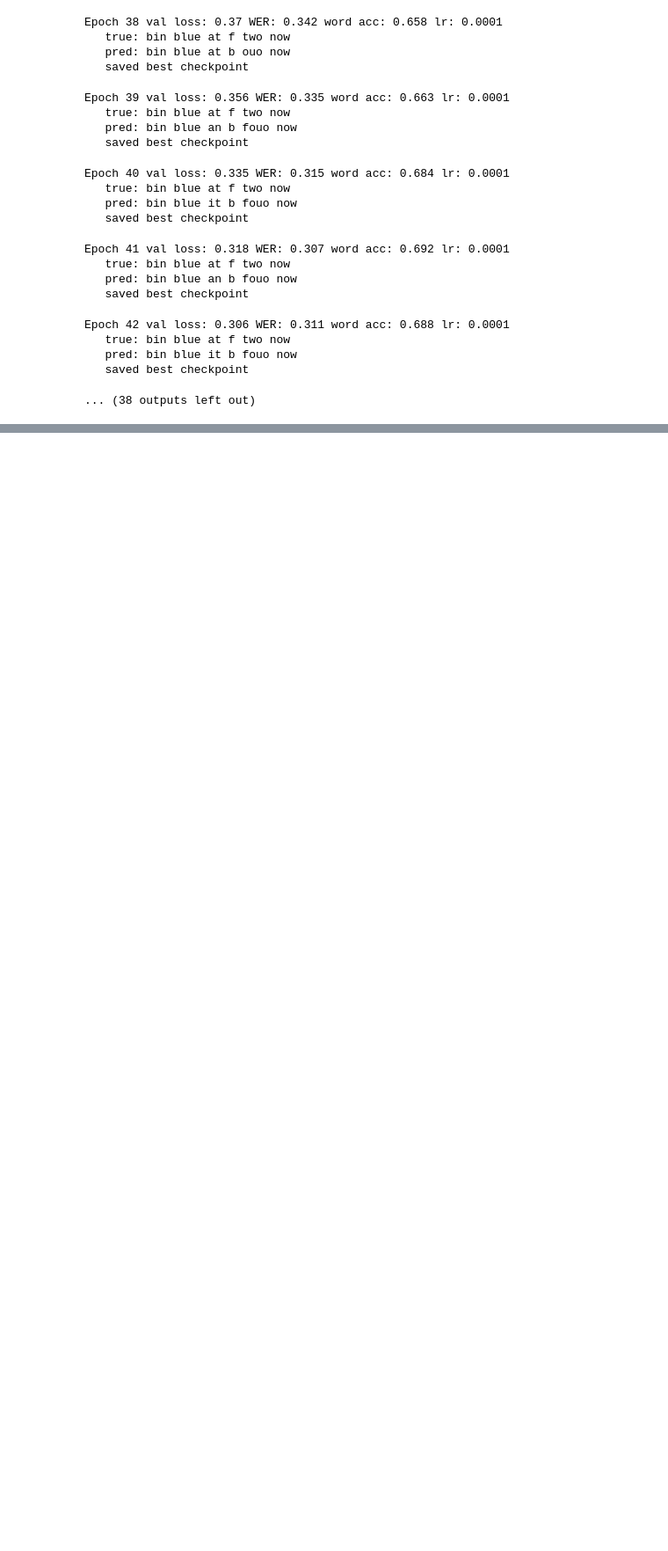
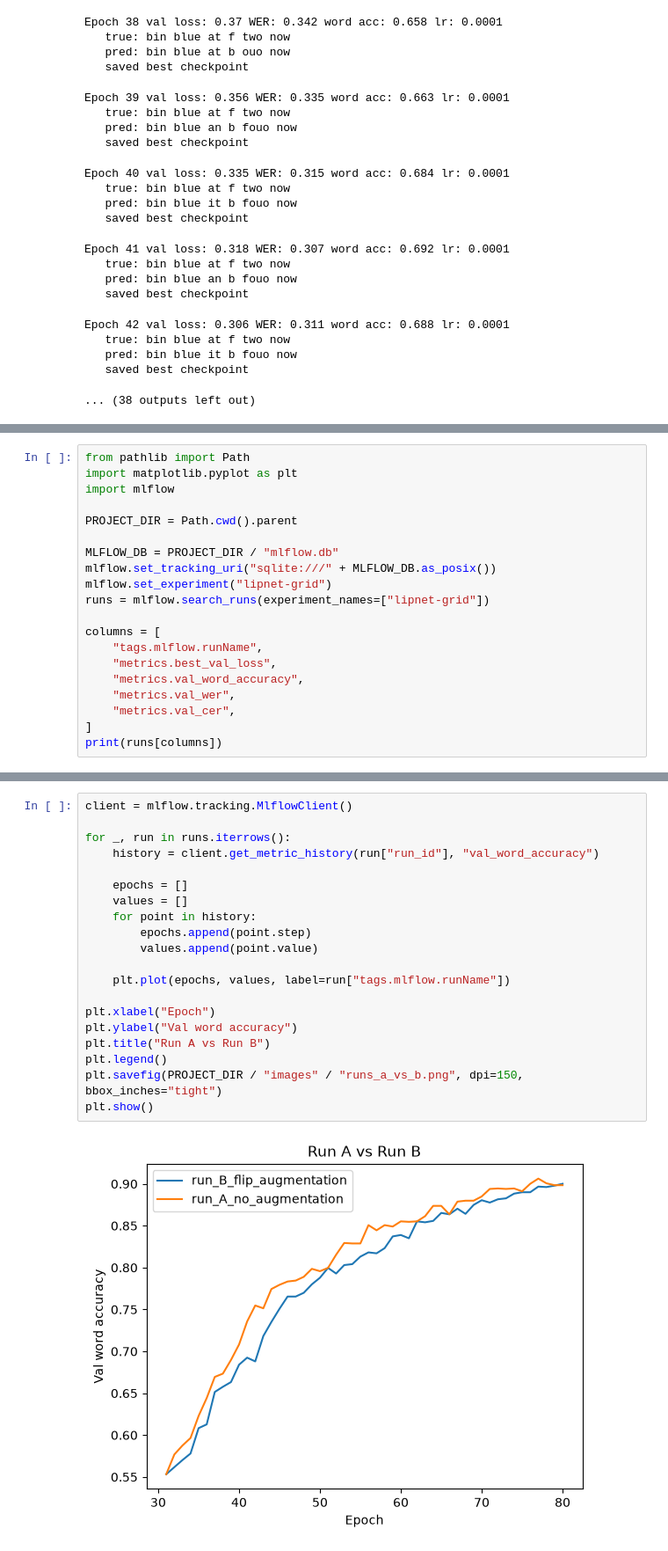
Before and after one commit to Vlvasile/lip-reading-grid, a Jupyter notebook: notebooks/02_split.ipynb, the cells around one changed output, grey strips where cells are left out. Shown at 88% size. Cells and saved outputs as stored; diff of their text form; blank space fills up the shorter version.

```diff
--- a/notebooks/02_split.ipynb
+++ b/notebooks/02_split.ipynb
@@ -1089,0 +1032,20 @@ Epoch 42 val loss: 0.306 WER: 0.311 word acc: 0.688 lr: 0.0001
+# %%
+from pathlib import Path
+import matplotlib.pyplot as plt
+import mlflow
+
+PROJECT_DIR = Path.cwd().parent
+
+MLFLOW_DB = PROJECT_DIR / "mlflow.db"
+mlflow.set_tracking_uri("sqlite:///" + MLFLOW_DB.as_posix())
+mlflow.set_experiment("lipnet-grid")
+runs = mlflow.search_runs(experiment_names=["lipnet-grid"])
+
+columns = [
+    "tags.mlflow.runName",
+    "metrics.best_val_loss",
+    "metrics.val_word_accuracy",
+    "metrics.val_wer",
+    "metrics.val_cer",
+]
+print(runs[columns])
@@ -1089,0 +1060,22 @@ Epoch 42 val loss: 0.306 WER: 0.311 word acc: 0.688 lr: 0.0001
+# %%
+client = mlflow.tracking.MlflowClient()
+
+for _, run in runs.iterrows():
+    history = client.get_metric_history(run["run_id"], "val_word_accuracy")
+
+    epochs = []
+    values = []
+    for point in history:
+        epochs.append(point.step)
+        values.append(point.value)
+
+    plt.plot(epochs, values, label=run["tags.mlflow.runName"])
+
+plt.xlabel("Epoch")
+plt.ylabel("Val word accuracy")
+plt.title("Run A vs Run B")
+plt.legend()
+plt.savefig(PROJECT_DIR / "images" / "runs_a_vs_b.png", dpi=150, bbox_inches="tight")
+plt.show()
+# %% [output]
+[figure, added]
```
Also changed, not shown: parts of 8 cells of this notebook, 4 other files.
